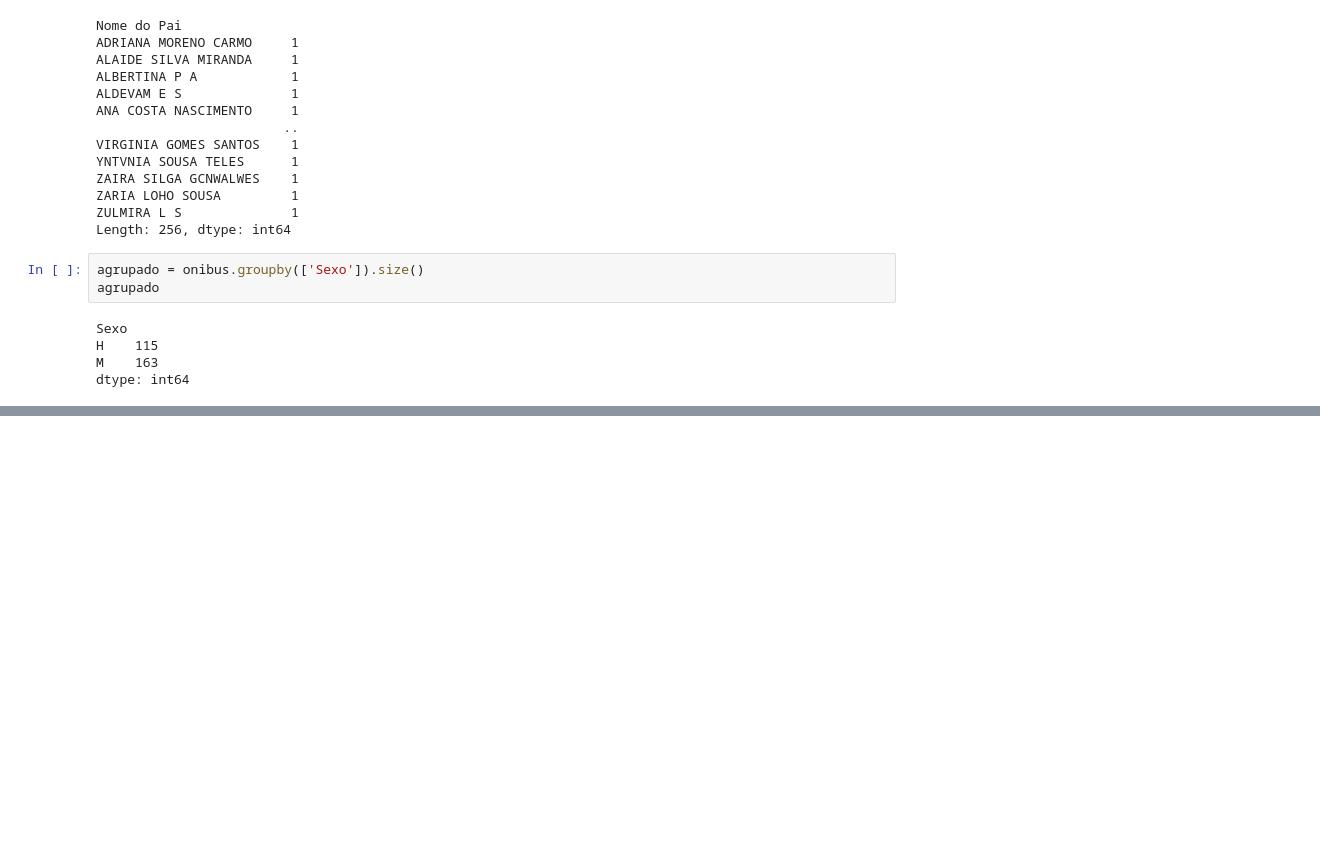
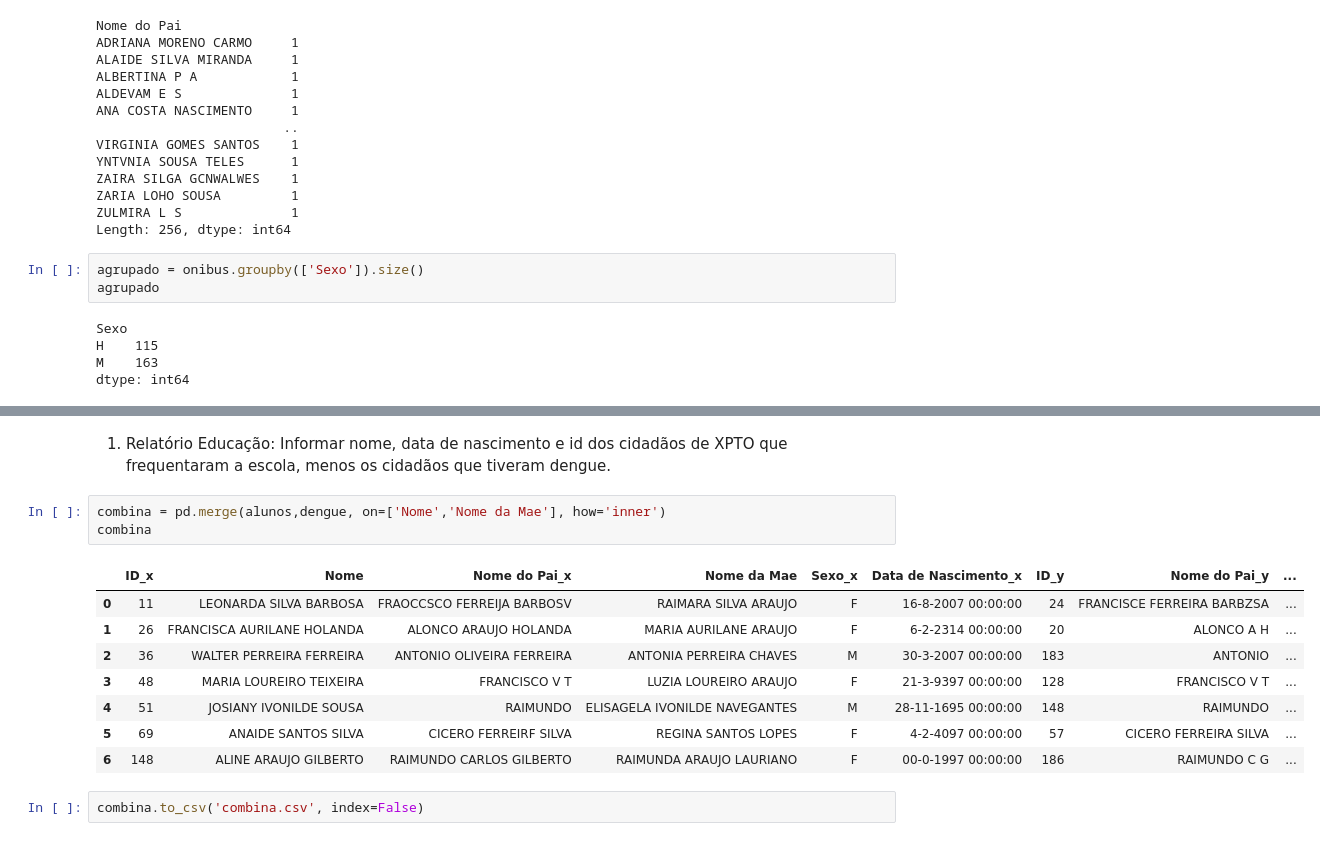
Before and after one commit to jeosafaferreira/AV1-MatComp-Equipe10, a Jupyter notebook: AV1.ipynb, the cells around one changed output, grey strips where cells are left out. Saved outputs shown, nothing was run; the diff lists cells and outputs as text; blank space fills up the shorter version.

```diff
--- a/AV1.ipynb
+++ b/AV1.ipynb
@@ -347,0 +378,16 @@ onibus.head()
+# %% [markdown]
+ 1) Relatório Educação: Informar nome, data de nascimento e id dos cidadãos de XPTO que frequentaram a escola, menos os cidadãos que tiveram dengue.
+# %%
+combina = pd.merge(alunos,dengue, on=['Nome','Nome da Mae'], how='inner')
+combina
+# %% [output]
+|  | ID_x | Nome | Nome do Pai_x | Nome da Mae | Sexo_x | Data de Nascimento_x | ID_y | Nome do Pai_y | ... |
+| 0 | 11 | LEONARDA SILVA BARBOSA | FRAOCCSCO FERREIJA BARBOSV | RAIMARA SILVA ARAUJO | F | 16-8-2007 00:00:00 | 24 | FRANCISCE FERREIRA BARBZSA | ... |
+| 1 | 26 | FRANCISCA AURILANE HOLANDA | ALONCO ARAUJO HOLANDA | MARIA AURILANE ARAUJO | F | 6-2-2314 00:00:00 | 20 | ALONCO A H | ... |
+| 2 | 36 | WALTER PERREIRA FERREIRA | ANTONIO OLIVEIRA FERREIRA | ANTONIA PERREIRA CHAVES | M | 30-3-2007 00:00:00 | 183 | ANTONIO | ... |
+| 3 | 48 | MARIA LOUREIRO TEIXEIRA | FRANCISCO V T | LUZIA LOUREIRO ARAUJO | F | 21-3-9397 00:00:00 | 128 | FRANCISCO V T | ... |
+| 4 | 51 | JOSIANY IVONILDE SOUSA | RAIMUNDO | ELISAGELA IVONILDE NAVEGANTES | M | 28-11-1695 00:00:00 | 148 | RAIMUNDO | ... |
+| 5 | 69 | ANAIDE SANTOS SILVA | CICERO FERREIRF SILVA | REGINA SANTOS LOPES | F | 4-2-4097 00:00:00 | 57 | CICERO FERREIRA SILVA | ... |
+| 6 | 148 | ALINE ARAUJO GILBERTO | RAIMUNDO CARLOS GILBERTO | RAIMUNDA ARAUJO LAURIANO | F | 00-0-1997 00:00:00 | 186 | RAIMUNDO C G | ... |
+# %%
+combina.to_csv('combina.csv', index=False)
```
Also changed, not shown: parts of 23 cells of this notebook, 1 other file.
